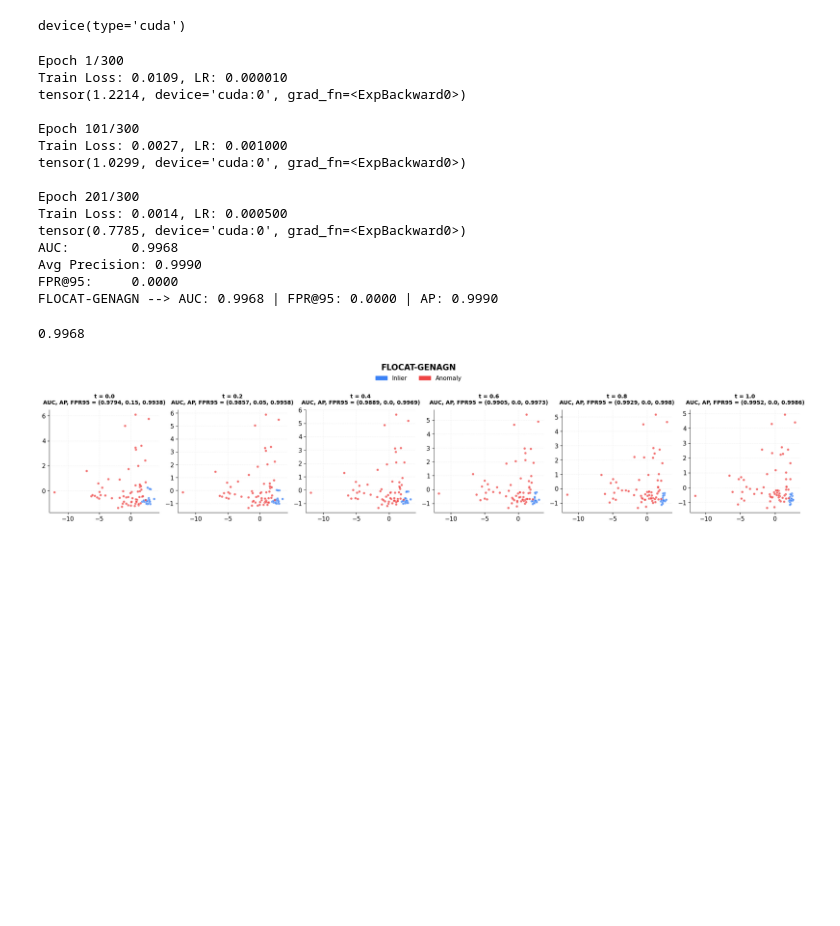
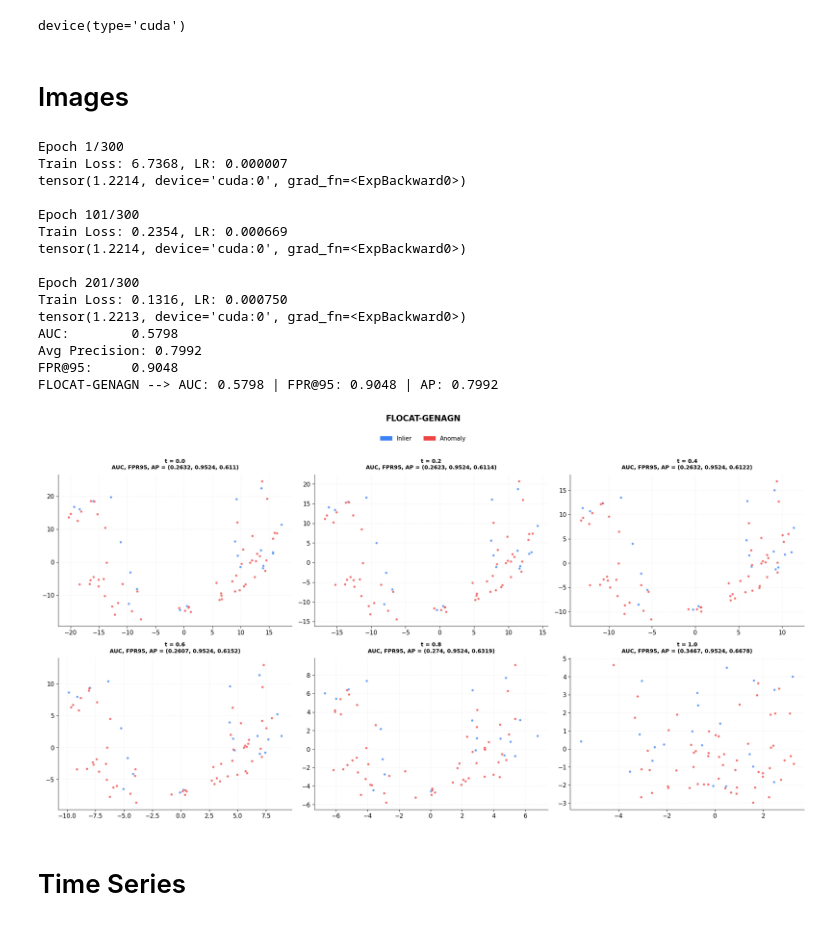
Before and after one commit to AmineYK/What-if-Flocat-were-truly-generic-and-agnostic, a Jupyter notebook: exploration.ipynb, the cells around one changed output. Saved outputs shown, nothing was run; the diff lists cells and outputs as text; code cells hidden in the pictures; blank space fills up the shorter version.

```diff
--- a/exploration.ipynb
+++ b/exploration.ipynb
@@ -20,6 +20,8 @@ device
 The autoreload extension is already loaded. To reload it, use:
   %reload_ext autoreload
 device(type='cuda')
+# %% [markdown]
+# Images
 # %%
 def load_embeddings(path):
     return torch.load(path, map_location="cpu")
@@ -33,15 +35,15 @@ data_test = load_embeddings(f"/home/2017025/ayouce01/FLOCAT-GENAGN/What-if-Floca
 X_test = data_test["embeddings"]
 y_test = data_test["labels"]
 # %%
-batch_size = 32
+batch_size = 16
 num_patches = X_train.shape[1]
 attentions_train_mask = torch.ones((X_train.shape[0], num_patches), dtype=torch.long)
 attentions_test_mask = torch.ones((X_test.shape[0], num_patches), dtype=torch.long)
 
 flocat_config = {
     "latent_dim": X_train.shape[-1], "hidden_dim": 64, "depth": 2, "n_heads": 2,
-    "freq_embed_size": 128, "lr": 1e-3, "weight_decay": 1e-4, "lambda_love": 1e-3,
-    "epochs": 300, "lr_epochs": 100, "batch_size": batch_size,
+    "freq_embed_size": 128, "lr": 1e-3, "weight_decay": 1e-4, "lambda_love": 1e-2,
+    "epochs": 300, "lr_epochs": 150, "batch_size": batch_size,
     "coef_var": 1e-3, "target": "gaussian-neigh", "source": X_train,
     "attentions_mask": attentions_train_mask, "device": device,
 }
@@ -62,24 +64,20 @@ auc, fpr, ap = flocatformer.test(
 print(f"FLOCAT-GENAGN --> AUC: {auc:.4f} | FPR@95: {fpr:.4f} | AP: {ap:.4f}\n")
 # %% [output]
 Epoch 1/300
-Train Loss: 0.0109, LR: 0.000010
+Train Loss: 6.7368, LR: 0.000007
 tensor(1.2214, device='cuda:0', grad_fn=<ExpBackward0>)
 
 Epoch 101/300
-Train Loss: 0.0027, LR: 0.001000
-tensor(1.0299, device='cuda:0', grad_fn=<ExpBackward0>)
+Train Loss: 0.2354, LR: 0.000669
+tensor(1.2214, device='cuda:0', grad_fn=<ExpBackward0>)
 
 Epoch 201/300
-Train Loss: 0.0014, LR: 0.000500
-tensor(0.7785, device='cuda:0', grad_fn=<ExpBackward0>)
-AUC:        0.9968
-Avg Precision: 0.9990
-FPR@95:     0.0000
-FLOCAT-GENAGN --> AUC: 0.9968 | FPR@95: 0.0000 | AP: 0.9990
+Train Loss: 0.1316, LR: 0.000750
+tensor(1.2213, device='cuda:0', grad_fn=<ExpBackward0>)
+AUC:        0.5798
+Avg Precision: 0.7992
+FPR@95:     0.9048
+FLOCAT-GENAGN --> AUC: 0.5798 | FPR@95: 0.9048 | AP: 0.7992
-# %%
-auc.round(4)
-# %% [output]
-0.9968
 # %%
 n_steps = 6
 all_x_final, all_velocities, all_x_inter = flocatformer.euler_integrate(
@@ -105,7 +103,7 @@ plt.rcParams.update({
     'axes.linewidth': 0.8,
 })
 
-fig, axes = plt.subplots(1, 6, figsize=(20, 4))
+fig, axes = plt.subplots(2, 3, figsize=(20, 10))
 fig.patch.set_facecolor('white')
 axes = axes.flatten()
 steps = torch.linspace(0, 1, n_steps)
@@ -129,32 +127,34 @@ for i in range(6):
             X_i_pca[mask, 1],
             c=color,
             label=label_map[cls],
             alpha=0.75,
             s=20,
             edgecolors='white',
             linewidths=0.4,
         )
 
     ax.set_title(
         f"t = {steps[i]:.1f}\n"
-        f"AUC, AP, FPR95 = {metrics_inter[i]}",
+        f"AUC, FPR95, AP = {metrics_inter[i]}",
         fontsize=10,
         fontweight='bold',
         pad=10
     )
 
     ax.grid(alpha=0.15, linestyle='--')
     ax.spines['top'].set_visible(False)
     ax.spines['right'].set_visible(False)
 
 handles = [mpatches.Patch(color=c, label=label_map[k]) for k, c in color_map.items()]
 fig.legend(handles=handles, loc='upper center', ncol=2, frameon=False,
            bbox_to_anchor=(0.5, 1.02), fontsize=11)
 
 fig.suptitle("FLOCAT-GENAGN",
              fontsize=15, fontweight='bold', y=1.06)
 
 plt.tight_layout(w_pad=1)
 plt.show()
 # %% [output]
-[figure, old version]
+[figure, new version]
+# %% [markdown]
+# Time Series
```
Also changed, not shown: parts of 1 cell of this notebook, 15 other files.
